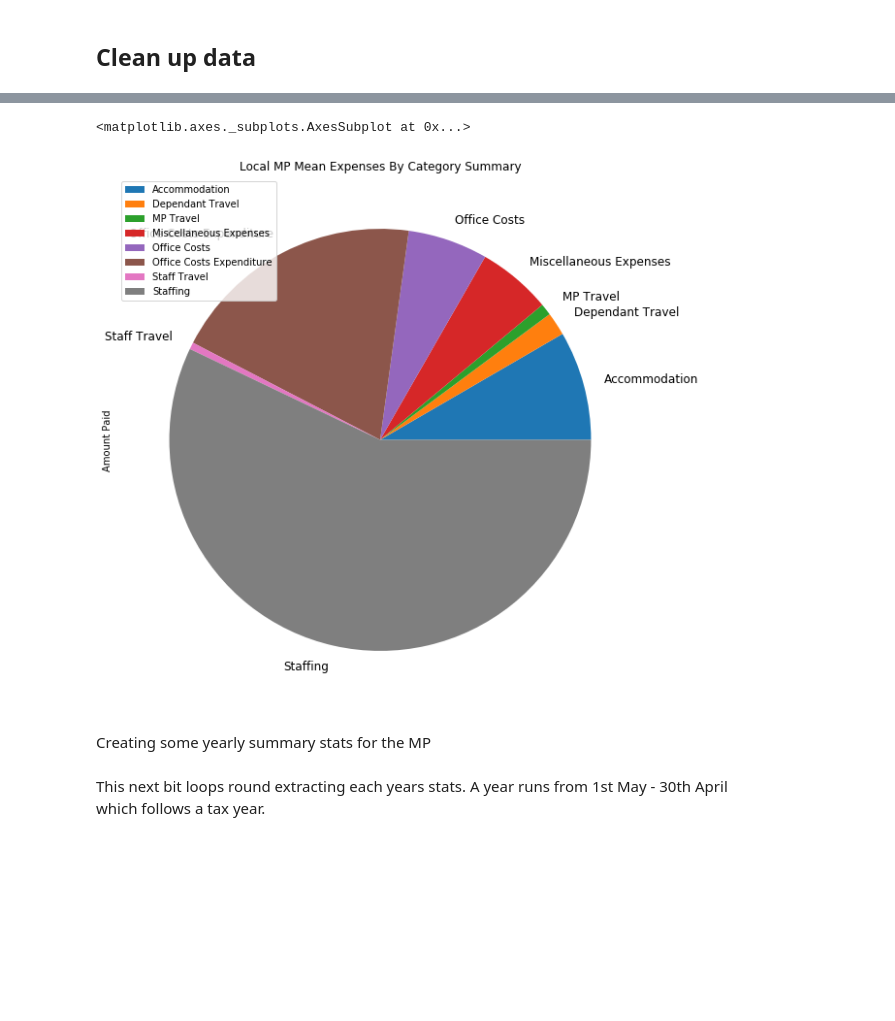
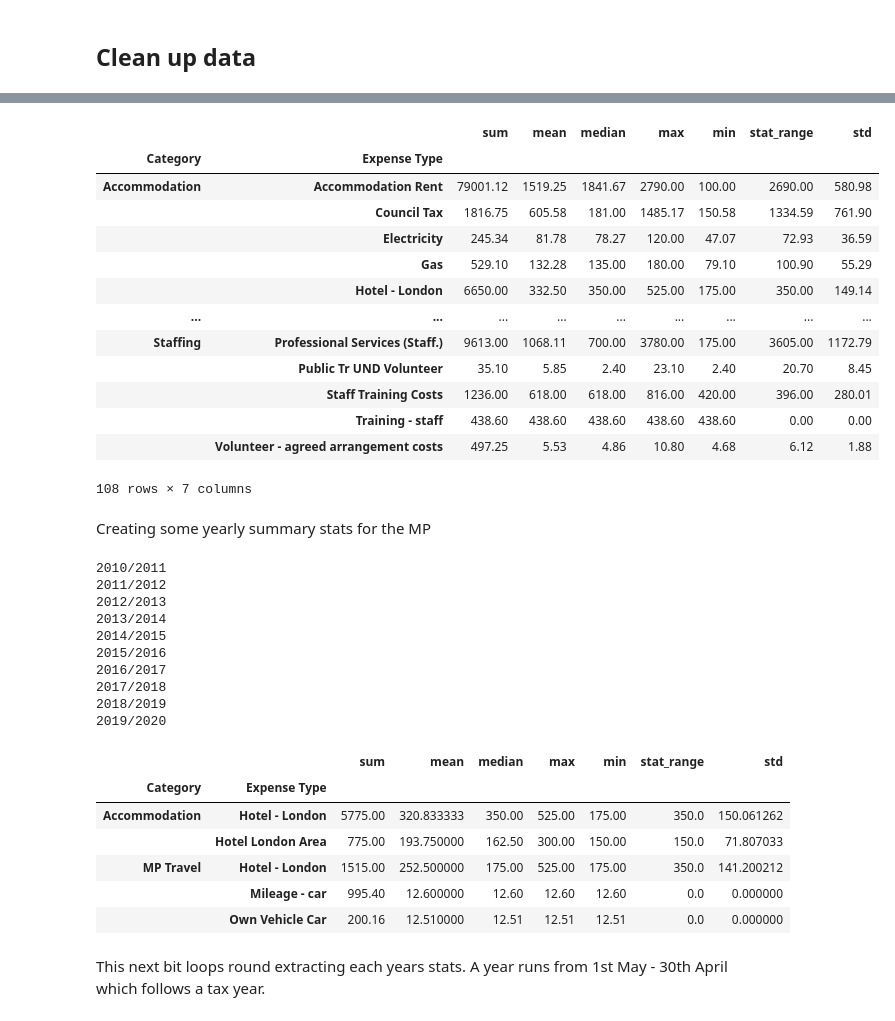
Before and after one commit to whitespider1066/MPExpenses, a Jupyter notebook: MPExpenses.ipynb, the cells around one changed output, grey strips where cells are left out. Drawn from its saved outputs; the diff is of its cells as text; code cells hidden in the pictures; blank space fills up the shorter version.

Commit message:
start of rewrite and a webscrape notebook created

```diff
--- a/MPExpenses.ipynb
+++ b/MPExpenses.ipynb
@@ -72,0 +86,8 @@ create a dataframe for processing.
+# %%
+# a function to calculate the range
+# this works with a groupby function call
+# a modified version of code found at http://www.pybloggers.com/2018/12/python-pandas-groupby-tutorial/
+def stat_range(df):
+    rang = df.max() - df.min()
+
+    return rang
@@ -145,10 +171,22 @@ mpStats[['Mean','Median','Max','Min','Range']].T.plot.bar(title='MP Expenses Sum
-# %%
-# group by category
-group = temp1DF['Amount Paid'].groupby(temp1DF['Category'])
-group.mean().plot.pie(title='Local MP Mean Expenses By Category Summary', figsize=(15,10),legend=True, fontsize=12)
-#group.median().plot.bar()
-# %% [output]
-<matplotlib.axes._subplots.AxesSubplot at 0x...>
-[figure, removed]
+# %%
+localMPSummaryDetailedExpenses = localMPExpenses.groupby(['Category','Expense Type'])['Amount Paid'].agg(['sum','mean', 'median', 'max', 'min',stat_range,'std'])
+localMPSummaryDetailedExpenses = localMPSummaryDetailedExpenses.round(decimals=2) # round to 2 decimal places
+localMPSummaryDetailedExpenses = localMPSummaryDetailedExpenses.fillna(0.0) # replace any NaN with a zero
+localMPSummaryDetailedExpenses
+# %% [output]
+|  |  | sum | mean | median | max | min | stat_range | std |
+| Category | Expense Type |  |  |  |  |  |  |  |
+| Accommodation | Accommodation Rent | 79001.12 | 1519.25 | 1841.67 | 2790.00 | 100.00 | 2690.00 | 580.98 |
+|  | Council Tax | 1816.75 | 605.58 | 181.00 | 1485.17 | 150.58 | 1334.59 | 761.90 |
+|  | Electricity | 245.34 | 81.78 | 78.27 | 120.00 | 47.07 | 72.93 | 36.59 |
+|  | Gas | 529.10 | 132.28 | 135.00 | 180.00 | 79.10 | 100.90 | 55.29 |
+|  | Hotel - London | 6650.00 | 332.50 | 350.00 | 525.00 | 175.00 | 350.00 | 149.14 |
+| ... | ... | ... | ... | ... | ... | ... | ... | ... |
+| Staffing | Professional Services (Staff.) | 9613.00 | 1068.11 | 700.00 | 3780.00 | 175.00 | 3605.00 | 1172.79 |
+|  | Public Tr UND Volunteer | 35.10 | 5.85 | 2.40 | 23.10 | 2.40 | 20.70 | 8.45 |
+|  | Staff Training Costs | 1236.00 | 618.00 | 618.00 | 816.00 | 420.00 | 396.00 | 280.01 |
+|  | Training - staff | 438.60 | 438.60 | 438.60 | 438.60 | 438.60 | 0.00 | 0.00 |
+|  | Volunteer - agreed arrangement costs | 497.25 | 5.53 | 4.86 | 10.80 | 4.68 | 6.12 | 1.88 |
+108 rows × 7 columns
 # %% [markdown]
 Creating some yearly summary stats for the MP
@@ -187,3 +193,33 @@ mpTopLevelStatsRange.set_index('Category', inplace = True)
+# %%
+currTaxYear = STARTTAXYEAR
+for counter in range (0,(ENDTAXYEAR - STARTTAXYEAR)):
+    tempIndex = str(currTaxYear)+'/'+str(currTaxYear+1)
+    tempDF = localMPExpenses.loc[dt.datetime(currTaxYear,4,1):dt.datetime(currTaxYear+1,3,31)]
+    yearlyCategorySummary = tempDF.groupby('Category')['Amount Paid'].agg(['sum','mean', 'median', 'max', 'min',stat_range,'std'])
+    yearlyDetailSummary = tempDF.groupby(['Category','Expense Type'])['Amount Paid'].agg(['sum','mean', 'median', 'max', 'min',stat_range,'std'])
+    print(tempIndex)
+    currTaxYear += 1
+
+yearlyCategorySummary.head()
+yearlyDetailSummary.head()
+# %% [output]
+2010/2011
+2011/2012
+2012/2013
+2013/2014
+2014/2015
+2015/2016
+2016/2017
+2017/2018
+2018/2019
+2019/2020
+|  |  | sum | mean | median | max | min | stat_range | std |
+| Category | Expense Type |  |  |  |  |  |  |  |
+| Accommodation | Hotel - London | 5775.00 | 320.833333 | 350.00 | 525.00 | 175.00 | 350.0 | 150.061262 |
+|  | Hotel London Area | 775.00 | 193.750000 | 162.50 | 300.00 | 150.00 | 150.0 | 71.807033 |
+| MP Travel | Hotel - London | 1515.00 | 252.500000 | 175.00 | 525.00 | 175.00 | 350.0 | 141.200212 |
+|  | Mileage - car | 995.40 | 12.600000 | 12.60 | 12.60 | 12.60 | 0.0 | 0.000000 |
+|  | Own Vehicle Car | 200.16 | 12.510000 | 12.51 | 12.51 | 12.51 | 0.0 | 0.000000 |
 # %% [markdown]
 This next bit loops round extracting each years stats.
 A year runs from 1st May - 30th April which follows a tax year.
```
Also changed, not shown: parts of 41 cells of this notebook, 3 other files.
